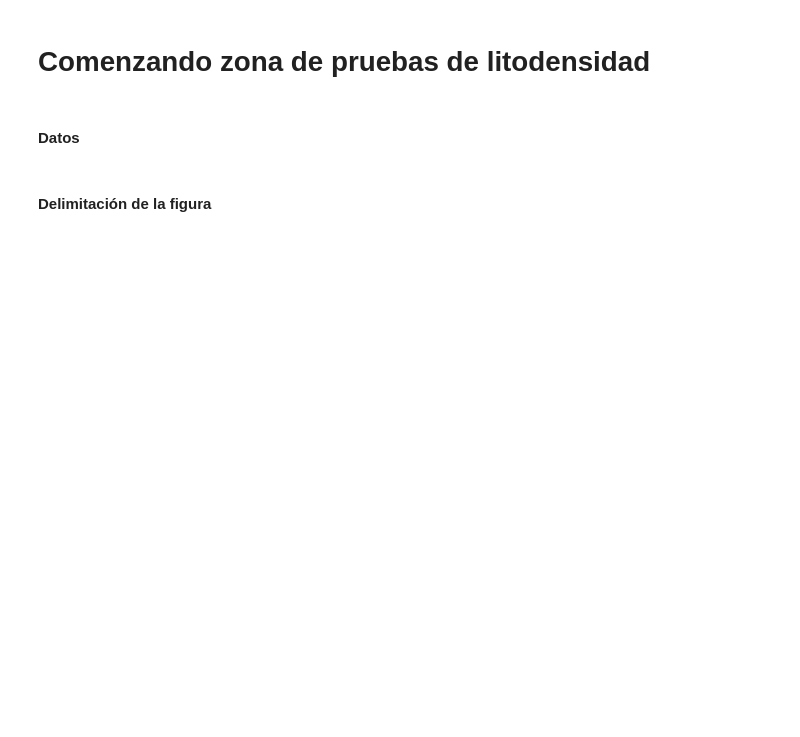
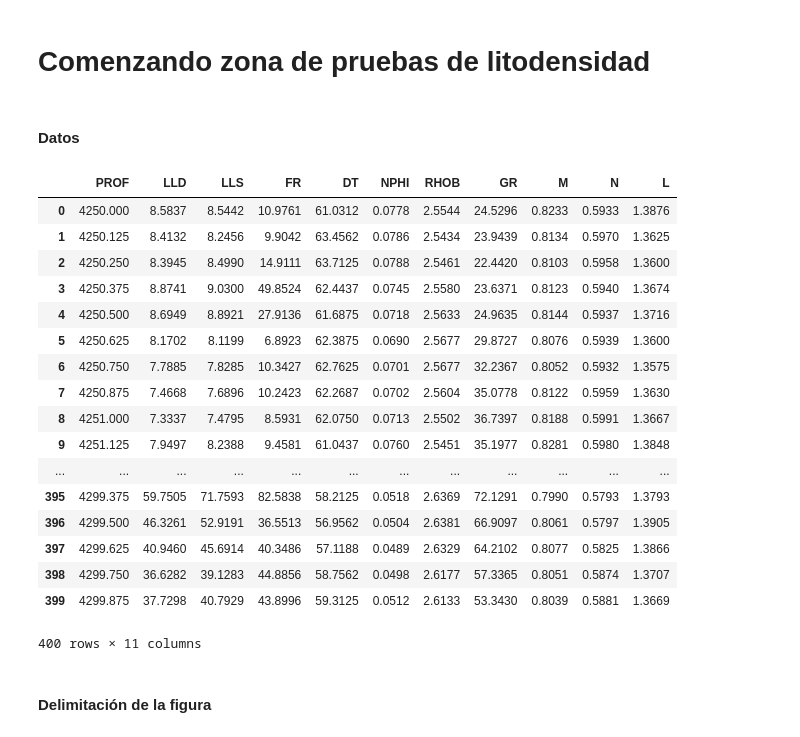
Before and after one commit to Angelpacman/Petrofisica_mn, a Jupyter notebook: jupyter_litodensidad.ipynb, the cells around one changed output. Saved outputs shown, nothing was run; the diff lists cells and outputs as text; code cells hidden in the pictures; blank space fills up the shorter version.

```diff
--- a/jupyter_litodensidad.ipynb
+++ b/jupyter_litodensidad.ipynb
@@ -2,6 +2,45 @@
 # Comenzando zona de pruebas de litodensidad
 # %% [markdown]
 #### Datos
+# %%
+import numpy as np
+import pandas as pd
+import csv
+import matplotlib.pyplot as plt
+from mpl_toolkits.mplot3d import Axes3D
+
+
+#datos
+datos = pd.read_csv('eval_petro.csv')
+
+M = np.array( 0.01 * (189-datos['DT'])/(datos['RHOB'] - 1) )
+N = np.array( (1 - datos['NPHI']) / (datos['RHOB'] - 1) )
+L = np.array( 0.01 * (189 - datos['DT'])/(1 - datos['NPHI']) )
+datos['M'] = np.around(M, decimals = 4)
+datos['N'] = np.around(N, decimals = 4)
+datos['L'] = np.around(L, decimals = 4)
+
+
+datos
+# %% [output]
+|  | PROF | LLD | LLS | FR | DT | NPHI | RHOB | GR | M | N | L |
+| 0 | 4250.000 | 8.5837 | 8.5442 | 10.9761 | 61.0312 | 0.0778 | 2.5544 | 24.5296 | 0.8233 | 0.5933 | 1.3876 |
+| 1 | 4250.125 | 8.4132 | 8.2456 | 9.9042 | 63.4562 | 0.0786 | 2.5434 | 23.9439 | 0.8134 | 0.5970 | 1.3625 |
+| 2 | 4250.250 | 8.3945 | 8.4990 | 14.9111 | 63.7125 | 0.0788 | 2.5461 | 22.4420 | 0.8103 | 0.5958 | 1.3600 |
+| 3 | 4250.375 | 8.8741 | 9.0300 | 49.8524 | 62.4437 | 0.0745 | 2.5580 | 23.6371 | 0.8123 | 0.5940 | 1.3674 |
+| 4 | 4250.500 | 8.6949 | 8.8921 | 27.9136 | 61.6875 | 0.0718 | 2.5633 | 24.9635 | 0.8144 | 0.5937 | 1.3716 |
+| 5 | 4250.625 | 8.1702 | 8.1199 | 6.8923 | 62.3875 | 0.0690 | 2.5677 | 29.8727 | 0.8076 | 0.5939 | 1.3600 |
+| 6 | 4250.750 | 7.7885 | 7.8285 | 10.3427 | 62.7625 | 0.0701 | 2.5677 | 32.2367 | 0.8052 | 0.5932 | 1.3575 |
+| 7 | 4250.875 | 7.4668 | 7.6896 | 10.2423 | 62.2687 | 0.0702 | 2.5604 | 35.0778 | 0.8122 | 0.5959 | 1.3630 |
+| 8 | 4251.000 | 7.3337 | 7.4795 | 8.5931 | 62.0750 | 0.0713 | 2.5502 | 36.7397 | 0.8188 | 0.5991 | 1.3667 |
+| 9 | 4251.125 | 7.9497 | 8.2388 | 9.4581 | 61.0437 | 0.0760 | 2.5451 | 35.1977 | 0.8281 | 0.5980 | 1.3848 |
+| ... | ... | ... | ... | ... | ... | ... | ... | ... | ... | ... | ... |
+| 395 | 4299.375 | 59.7505 | 71.7593 | 82.5838 | 58.2125 | 0.0518 | 2.6369 | 72.1291 | 0.7990 | 0.5793 | 1.3793 |
+| 396 | 4299.500 | 46.3261 | 52.9191 | 36.5513 | 56.9562 | 0.0504 | 2.6381 | 66.9097 | 0.8061 | 0.5797 | 1.3905 |
+| 397 | 4299.625 | 40.9460 | 45.6914 | 40.3486 | 57.1188 | 0.0489 | 2.6329 | 64.2102 | 0.8077 | 0.5825 | 1.3866 |
+| 398 | 4299.750 | 36.6282 | 39.1283 | 44.8856 | 58.7562 | 0.0498 | 2.6177 | 57.3365 | 0.8051 | 0.5874 | 1.3707 |
+| 399 | 4299.875 | 37.7298 | 40.7929 | 43.8996 | 59.3125 | 0.0512 | 2.6133 | 53.3430 | 0.8039 | 0.5881 | 1.3669 |
+400 rows × 11 columns
 # %%
 import numpy as np
 import pandas as pd
```
Also changed, not shown: parts of 15 cells of this notebook, 9 other files.
